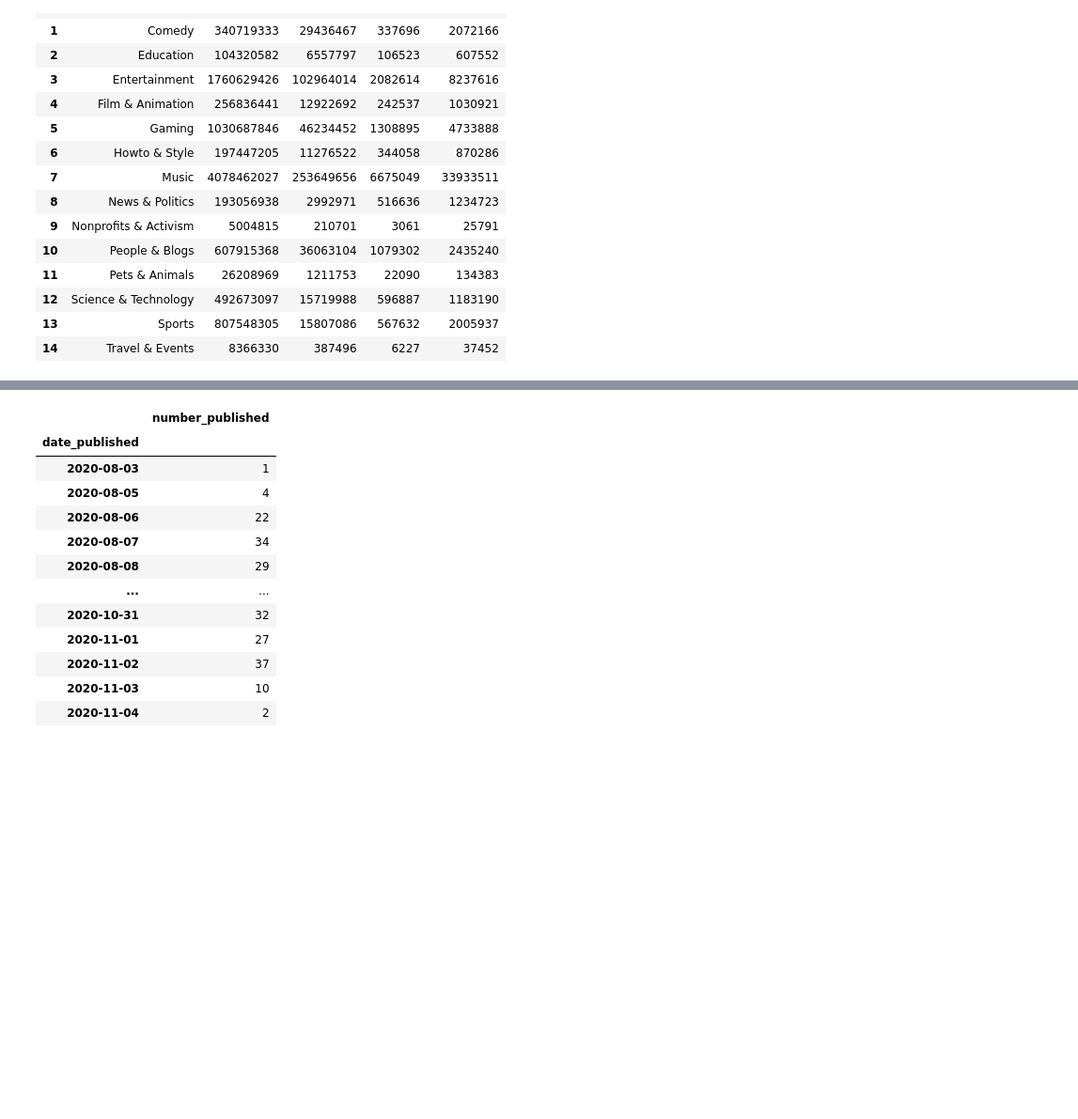
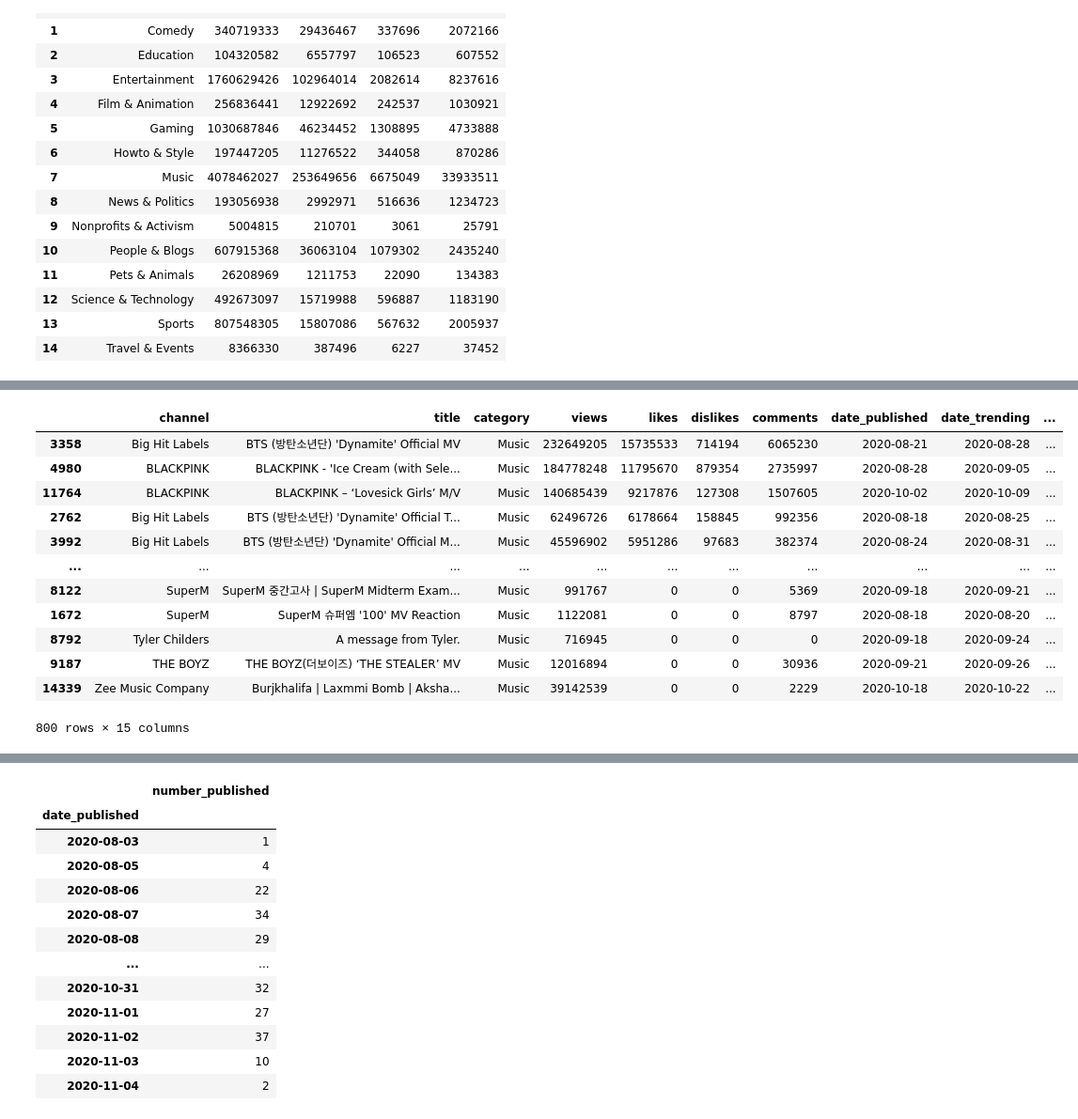
Before and after one commit to simon2383/Project-1, a Jupyter notebook: YouTube_Trend_Analysis .ipynb, the cells around one changed output, grey strips where cells are left out. Shown at 94% size. Cells and saved outputs as stored; diff of their text form; code cells hidden in the pictures; blank space fills up the shorter version.

```diff
--- a/YouTube_Trend_Analysis .ipynb
+++ b/YouTube_Trend_Analysis .ipynb
@@ -182,0 +181,19 @@ most_watched_df = youtube_data.
+# %%
+# select only music category data
+
+youtube_data_music_df = youtube_data.loc[youtube_data['category']=='Music']
+youtube_data_music_df
+# %% [output]
+|  | channel | title | category | views | likes | dislikes | comments | date_published | date_trending | ... |
+| 3358 | Big Hit Labels | BTS (방탄소년단) 'Dynamite' Official MV | Music | 232649205 | 15735533 | 714194 | 6065230 | 2020-08-21 | 2020-08-28 | ... |
+| 4980 | BLACKPINK | BLACKPINK - 'Ice Cream (with Sele... | Music | 184778248 | 11795670 | 879354 | 2735997 | 2020-08-28 | 2020-09-05 | ... |
+| 11764 | BLACKPINK | BLACKPINK – ‘Lovesick Girls’ M/V | Music | 140685439 | 9217876 | 127308 | 1507605 | 2020-10-02 | 2020-10-09 | ... |
+| 2762 | Big Hit Labels | BTS (방탄소년단) 'Dynamite' Official T... | Music | 62496726 | 6178664 | 158845 | 992356 | 2020-08-18 | 2020-08-25 | ... |
+| 3992 | Big Hit Labels | BTS (방탄소년단) 'Dynamite' Official M... | Music | 45596902 | 5951286 | 97683 | 382374 | 2020-08-24 | 2020-08-31 | ... |
+| ... | ... | ... | ... | ... | ... | ... | ... | ... | ... | ... |
+| 8122 | SuperM | SuperM 중간고사 | SuperM Midterm Exam... | Music | 991767 | 0 | 0 | 5369 | 2020-09-18 | 2020-09-21 | ... |
+| 1672 | SuperM | SuperM 슈퍼엠 '100' MV Reaction | Music | 1122081 | 0 | 0 | 8797 | 2020-08-18 | 2020-08-20 | ... |
+| 8792 | Tyler Childers | A message from Tyler. | Music | 716945 | 0 | 0 | 0 | 2020-09-18 | 2020-09-24 | ... |
+| 9187 | THE BOYZ | THE BOYZ(더보이즈) ‘THE STEALER’ MV | Music | 12016894 | 0 | 0 | 30936 | 2020-09-21 | 2020-09-26 | ... |
+| 14339 | Zee Music Company | Burjkhalifa | Laxmmi Bomb | Aksha... | Music | 39142539 | 0 | 0 | 2229 | 2020-10-18 | 2020-10-22 | ... |
+800 rows × 15 columns
```
Also changed, not shown: parts of 9 cells of this notebook, 2 other files.
